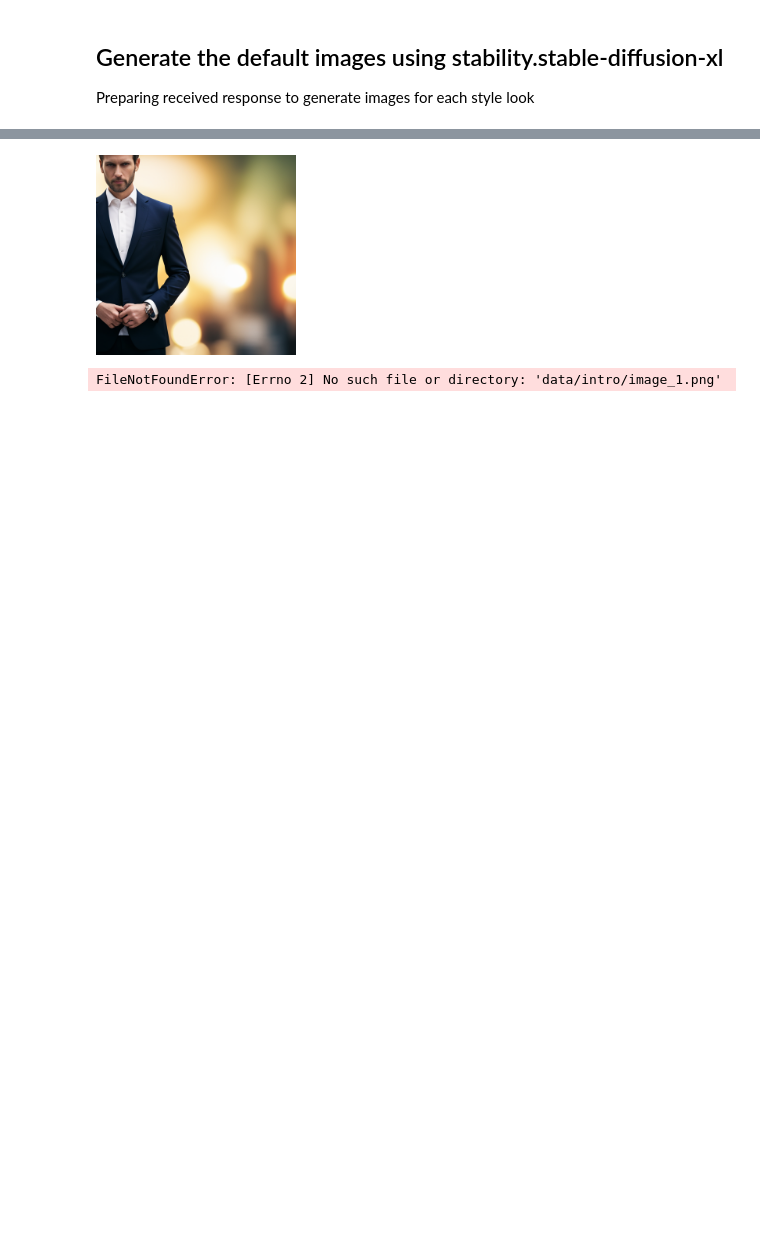
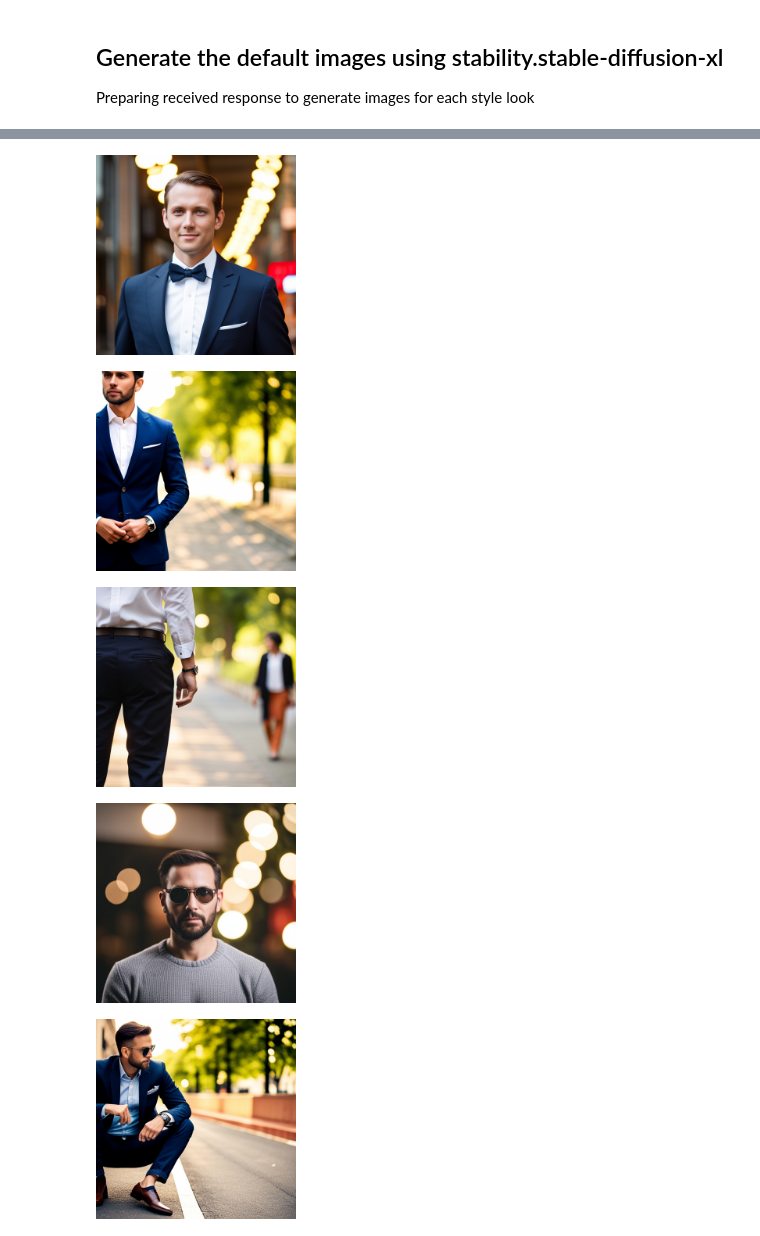
Before and after one commit to adam-weinberger/amazon-bedrock-aistylist-lab, a Jupyter notebook: aistylist/intro_to_bedrock.ipynb, the cells around one changed output, grey strips where cells are left out. Drawn from its saved outputs; the diff is of its cells as text; code cells hidden in the pictures; blank space fills up the shorter version.

```diff
--- a/aistylist/intro_to_bedrock.ipynb
+++ b/aistylist/intro_to_bedrock.ipynb
@@ -210,33 +220,36 @@ from base64 import b64decode
 import base64
 import io
 import json
 import os
 import sys
 
 # Fetching images for each of style
 
-os.makedirs("data", exist_ok=True)
+os.makedirs("data/intro", exist_ok=True)
 images = []
 for i, style in enumerate(styles):
     if len(style.split("-")) > 1:
         request = json.dumps({
             "text_prompts": (
                 [{"text": "person wearing " + style.split("-")[1], "weight": 1.0}]
             ),
             "cfg_scale": 5,
             "seed": 5450,
             "steps": 70,
             "style_preset": "photographic",
         })
         modelId = "stability.stable-diffusion-xl"
 
         response = bedrock_runtime.invoke_model(body=request, modelId=modelId)
         response_body = json.loads(response.get("body").read())
 
         base_64_img_str = response_body["artifacts"][0].get("base64")
         display.display(display.Image(b64decode(base_64_img_str), width=200))
         with open(f"data/intro/image_{i}.png", "wb") as fh:
             fh.write(base64.decodebytes(bytes(base_64_img_str, "utf-8")))
 # %% [output]
-[figure, old version]
+[figure, new version]
-FileNotFoundError: [Errno 2] No such file or directory: 'data/intro/image_1.png'
+[figure, added]
+[figure, added]
+[figure, added]
+[figure, added]
```
Also changed, not shown: parts of 5 cells of this notebook, 12 other files.
